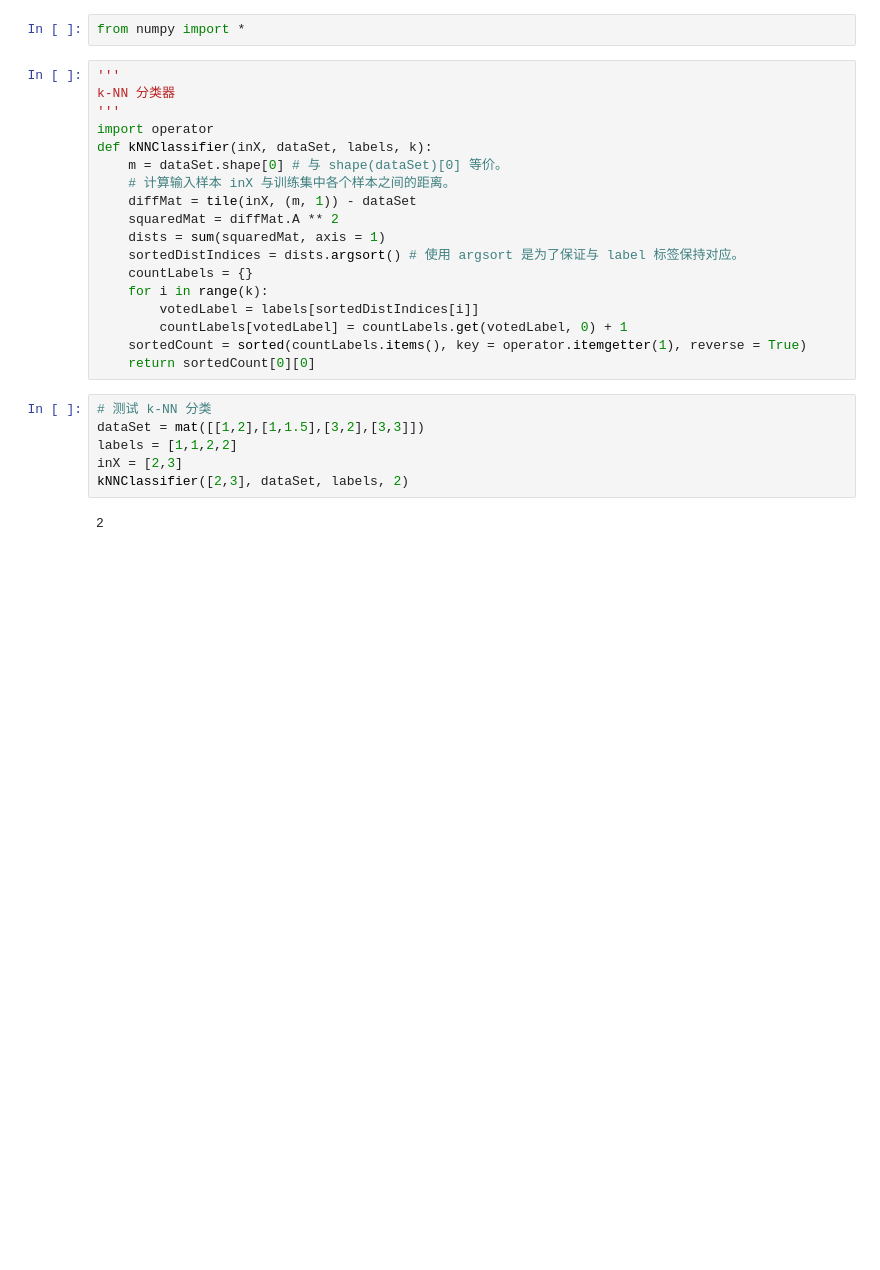
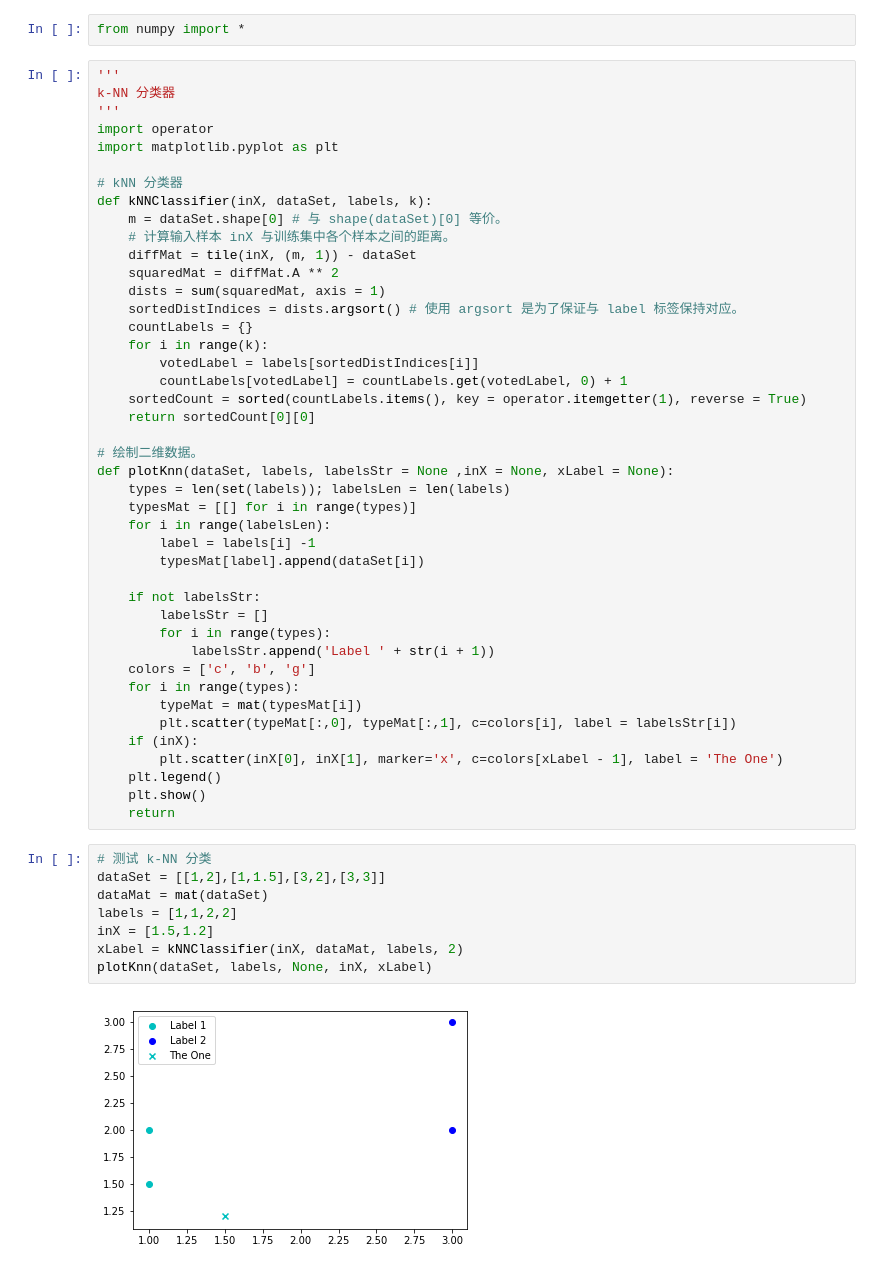
Before and after one commit to AaronFlower/Jupyter, a Jupyter notebook: kNN/kNN.ipynb, the cells around one changed output. Drawn from its saved outputs; the diff is of its cells as text; blank space fills up the shorter version.

```diff
--- a/kNN/kNN.ipynb
+++ b/kNN/kNN.ipynb
@@ -9,6 +9,9 @@ from numpy import *
 k-NN 分类器
 '''
 import operator
+import matplotlib.pyplot as plt
+
+# kNN 分类器
 def kNNClassifier(inX, dataSet, labels, k):
     m = dataSet.shape[0] # 与 shape(dataSet)[0] 等价。
     # 计算输入样本 inX 与训练集中各个样本之间的距离。
@@ -22,11 +25,35 @@ def kNNClassifier(inX, dataSet, labels, k):
         countLabels[votedLabel] = countLabels.get(votedLabel, 0) + 1
     sortedCount = sorted(countLabels.items(), key = operator.itemgetter(1), reverse = True)
     return sortedCount[0][0]
+
+# 绘制二维数据。
+def plotKnn(dataSet, labels, labelsStr = None ,inX = None, xLabel = None):
+    types = len(set(labels)); labelsLen = len(labels)
+    typesMat = [[] for i in range(types)]
+    for i in range(labelsLen):
+        label = labels[i] -1
+        typesMat[label].append(dataSet[i])
+
+    if not labelsStr:
+        labelsStr = []
+        for i in range(types):
+            labelsStr.append('Label ' + str(i + 1))
+    colors = ['c', 'b', 'g']
+    for i in range(types):
+        typeMat = mat(typesMat[i])
+        plt.scatter(typeMat[:,0], typeMat[:,1], c=colors[i], label = labelsStr[i])
+    if (inX):
+        plt.scatter(inX[0], inX[1], marker='x', c=colors[xLabel - 1], label = 'The One')
+    plt.legend()
+    plt.show()
+    return
 # %%
 # 测试 k-NN 分类
-dataSet = mat([[1,2],[1,1.5],[3,2],[3,3]])
+dataSet = [[1,2],[1,1.5],[3,2],[3,3]]
+dataMat = mat(dataSet)
 labels = [1,1,2,2]
-inX = [2,3]
-kNNClassifier([2,3], dataSet, labels, 2)
+inX = [1.5,1.2]
+xLabel = kNNClassifier(inX, dataMat, labels, 2)
+plotKnn(dataSet, labels, None, inX, xLabel)
 # %% [output]
-2
+[figure, added]
```
Also changed, not shown: parts of 3 cells of this notebook, 2 other files.
